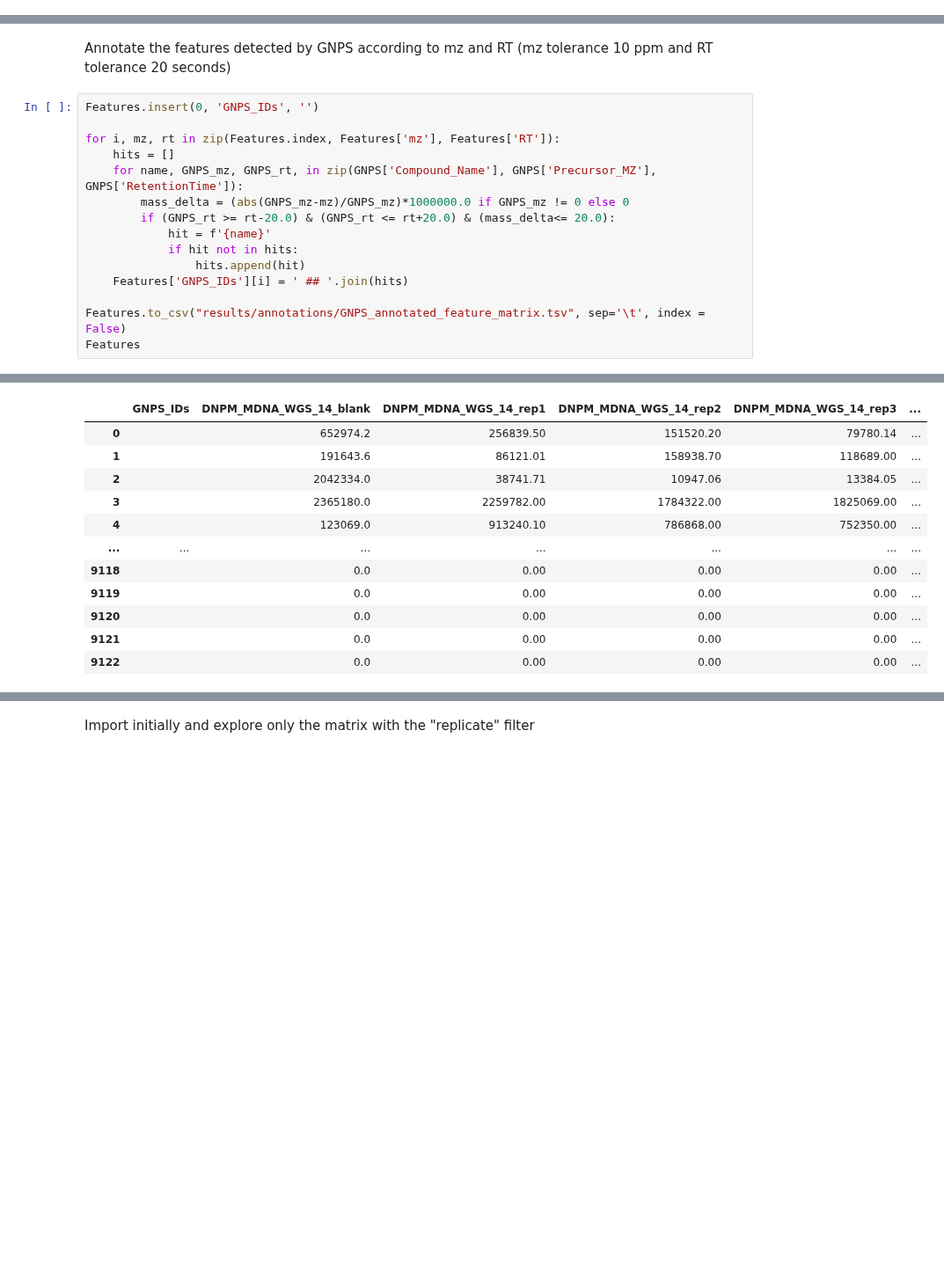
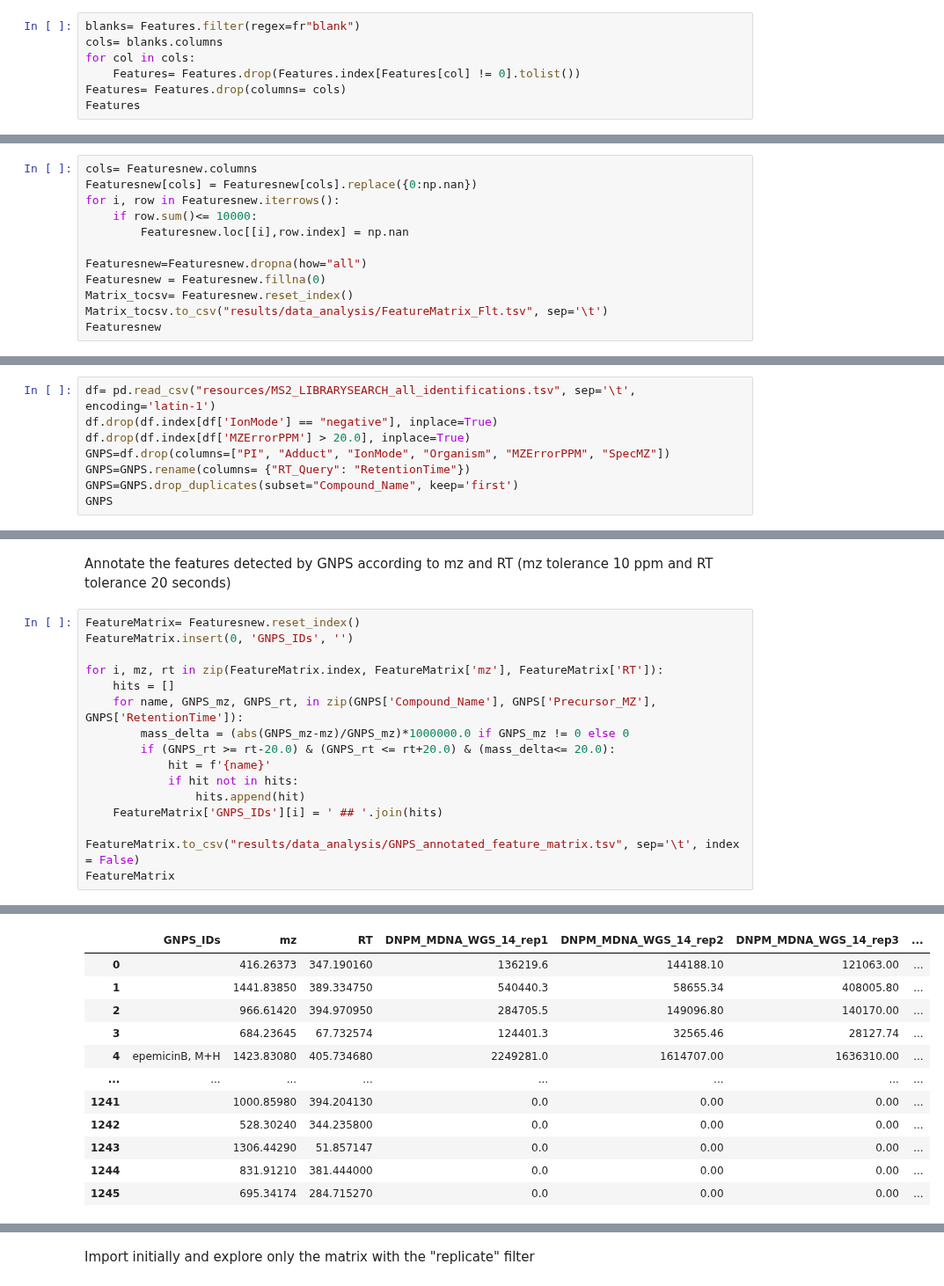
Before and after one commit to eeko-kon/pyOpenMS_UmetaFlow, a Jupyter notebook: 4_DataAnalysis.ipynb, the cells around one changed output, grey strips where cells are left out. Shown at 88% size. Drawn from its saved outputs; the diff is of its cells as text; blank space fills up the shorter version.

Commit message:
Descriptions and data analysis

```diff
--- a/4_DataAnalysis.ipynb
+++ b/4_DataAnalysis.ipynb
@@ -54,0 +42,7 @@ Features
+# %%
+blanks= Features.filter(regex=fr"blank")
+cols= blanks.columns
+for col in cols:
+    Features= Features.drop(Features.index[Features[col] != 0].tolist())
+Features= Features.drop(columns= cols)
+Features
@@ -54,0 +99,12 @@ Features
+# %%
+cols= Featuresnew.columns
+Featuresnew[cols] = Featuresnew[cols].replace({0:np.nan})
+for i, row in Featuresnew.iterrows():
+    if row.sum()<= 10000:
+        Featuresnew.loc[[i],row.index] = np.nan
+
+Featuresnew=Featuresnew.dropna(how="all")
+Featuresnew = Featuresnew.fillna(0)
+Matrix_tocsv= Featuresnew.reset_index()
+Matrix_tocsv.to_csv("results/data_analysis/FeatureMatrix_Flt.tsv", sep='\t')
+Featuresnew
@@ -54,0 +129,8 @@ Features
+# %%
+df= pd.read_csv("resources/MS2_LIBRARYSEARCH_all_identifications.tsv", sep='\t', encoding='latin-1')
+df.drop(df.index[df['IonMode'] == "negative"], inplace=True)
+df.drop(df.index[df['MZErrorPPM'] > 20.0], inplace=True)
+GNPS=df.drop(columns=["PI", "Adduct", "IonMode", "Organism", "MZErrorPPM", "SpecMZ"])
+GNPS=GNPS.rename(columns= {"RT_Query": "RetentionTime"})
+GNPS=GNPS.drop_duplicates(subset="Compound_Name", keep='first')
+GNPS
@@ -55,9 +151,10 @@ Features
 # %% [markdown]
 Annotate the features detected by GNPS according to mz and RT (mz tolerance 10 ppm and RT tolerance 20 seconds)
 # %%
-Features.insert(0, 'GNPS_IDs', '')
+FeatureMatrix= Featuresnew.reset_index()
+FeatureMatrix.insert(0, 'GNPS_IDs', '')
 
-for i, mz, rt in zip(Features.index, Features['mz'], Features['RT']):
+for i, mz, rt in zip(FeatureMatrix.index, FeatureMatrix['mz'], FeatureMatrix['RT']):
     hits = []
     for name, GNPS_mz, GNPS_rt, in zip(GNPS['Compound_Name'], GNPS['Precursor_MZ'], GNPS['RetentionTime']):
         mass_delta = (abs(GNPS_mz-mz)/GNPS_mz)*1000000.0 if GNPS_mz != 0 else 0
@@ -65,10 +162,10 @@ for i, mz, rt in zip(Features.index, Features['mz'], Features['RT']):
             hit = f'{name}'
             if hit not in hits:
                 hits.append(hit)
-    Features['GNPS_IDs'][i] = ' ## '.join(hits)
+    FeatureMatrix['GNPS_IDs'][i] = ' ## '.join(hits)
 
-Features.to_csv("results/annotations/GNPS_annotated_feature_matrix.tsv", sep='\t', index = False)
-Features
+FeatureMatrix.to_csv("results/data_analysis/GNPS_annotated_feature_matrix.tsv", sep='\t', index = False)
+FeatureMatrix
 # %% [output]
 A value is trying to be set on a copy of a slice from a DataFrame
 
@@ -77,12 +174,12 @@ See the caveats in the documentation: https://pandas.pydata.org/pandas-docs/stab
-|  | GNPS_IDs | DNPM_MDNA_WGS_14_blank | DNPM_MDNA_WGS_14_rep1 | DNPM_MDNA_WGS_14_rep2 | DNPM_MDNA_WGS_14_rep3 | ... |
-| 0 |  | 652974.2 | 256839.50 | 151520.20 | 79780.14 | ... |
-| 1 |  | 191643.6 | 86121.01 | 158938.70 | 118689.00 | ... |
-| 2 |  | 2042334.0 | 38741.71 | 10947.06 | 13384.05 | ... |
-| 3 |  | 2365180.0 | 2259782.00 | 1784322.00 | 1825069.00 | ... |
-| 4 |  | 123069.0 | 913240.10 | 786868.00 | 752350.00 | ... |
-| ... | ... | ... | ... | ... | ... | ... |
-| 9118 |  | 0.0 | 0.00 | 0.00 | 0.00 | ... |
-| 9119 |  | 0.0 | 0.00 | 0.00 | 0.00 | ... |
-| 9120 |  | 0.0 | 0.00 | 0.00 | 0.00 | ... |
-| 9121 |  | 0.0 | 0.00 | 0.00 | 0.00 | ... |
-| 9122 |  | 0.0 | 0.00 | 0.00 | 0.00 | ... |
+|  | GNPS_IDs | mz | RT | DNPM_MDNA_WGS_14_rep1 | DNPM_MDNA_WGS_14_rep2 | DNPM_MDNA_WGS_14_rep3 | ... |
+| 0 |  | 416.26373 | 347.190160 | 136219.6 | 144188.10 | 121063.00 | ... |
+| 1 |  | 1441.83850 | 389.334750 | 540440.3 | 58655.34 | 408005.80 | ... |
+| 2 |  | 966.61420 | 394.970950 | 284705.5 | 149096.80 | 140170.00 | ... |
+| 3 |  | 684.23645 | 67.732574 | 124401.3 | 32565.46 | 28127.74 | ... |
+| 4 | epemicinB, M+H | 1423.83080 | 405.734680 | 2249281.0 | 1614707.00 | 1636310.00 | ... |
+| ... | ... | ... | ... | ... | ... | ... | ... |
+| 1241 |  | 1000.85980 | 394.204130 | 0.0 | 0.00 | 0.00 | ... |
+| 1242 |  | 528.30240 | 344.235800 | 0.0 | 0.00 | 0.00 | ... |
+| 1243 |  | 1306.44290 | 51.857147 | 0.0 | 0.00 | 0.00 | ... |
+| 1244 |  | 831.91210 | 381.444000 | 0.0 | 0.00 | 0.00 | ... |
+| 1245 |  | 695.34174 | 284.715270 | 0.0 | 0.00 | 0.00 | ... |
```
Also changed, not shown: parts of 97 cells of this notebook, 1 other file.
